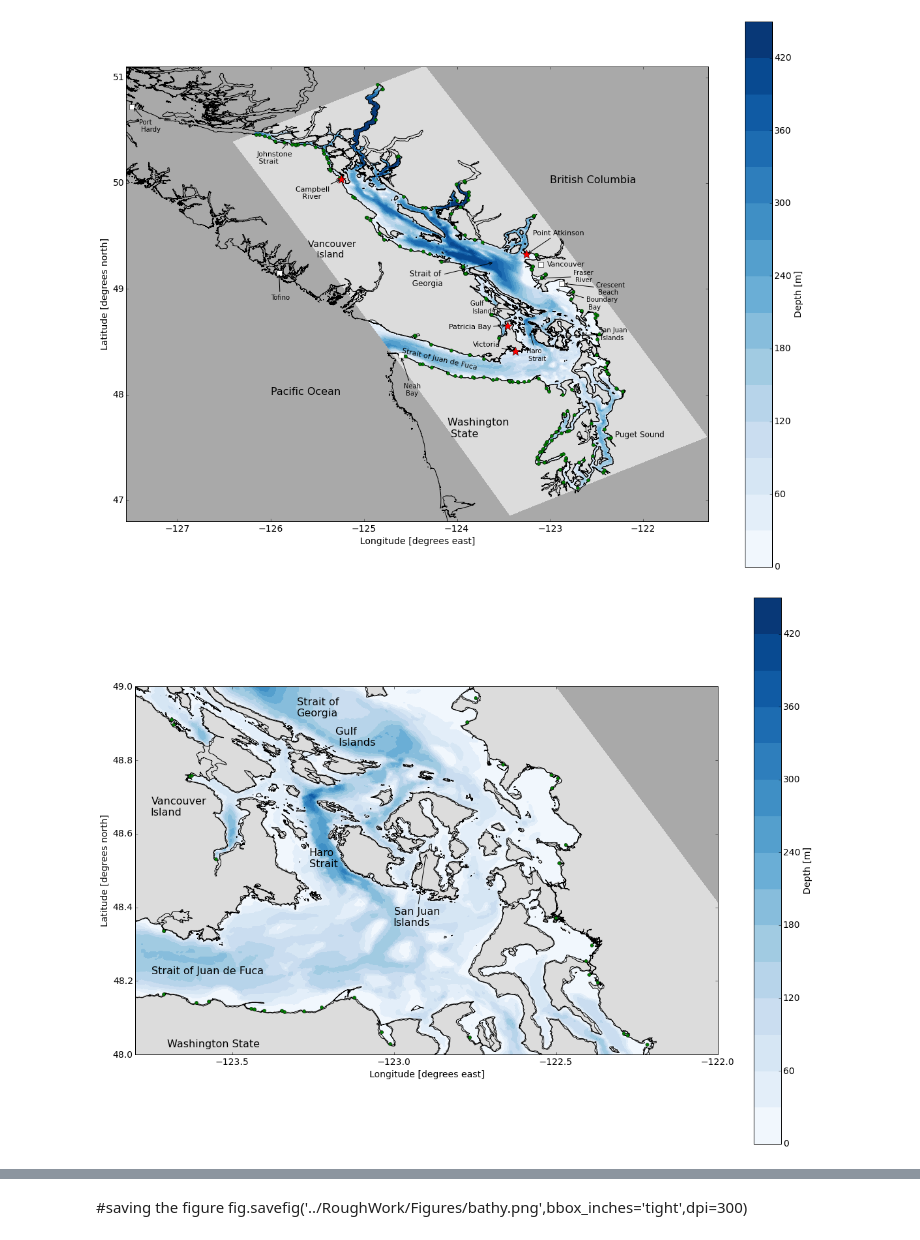
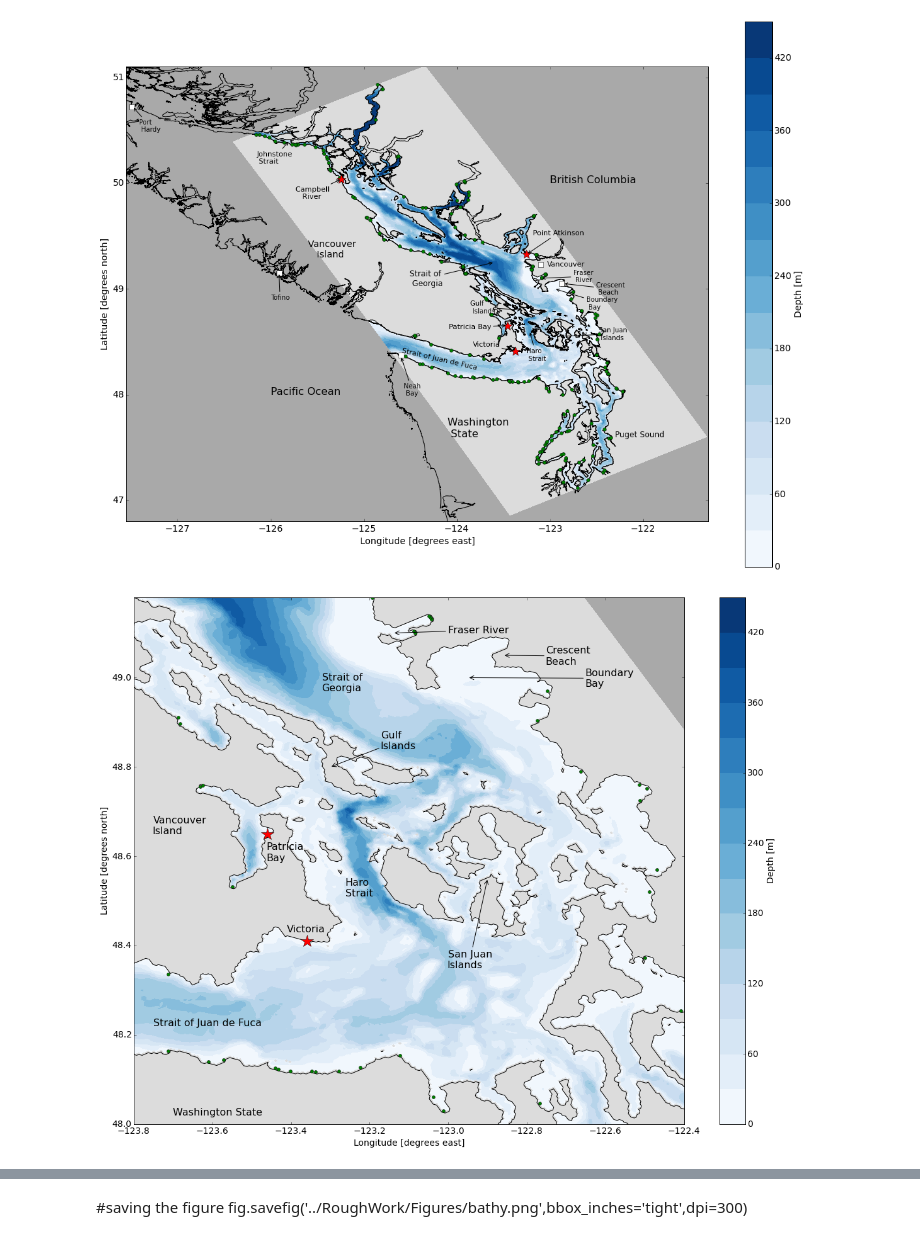
Before and after one commit to SalishSeaCast/storm-surge, a Jupyter notebook: FigureScripts/bathyImage.ipynb, the cells around one changed output, grey strips where cells are left out. Saved outputs shown, nothing was run; the diff lists cells and outputs as text; code cells hidden in the pictures.

```diff
--- a/FigureScripts/bathyImage.ipynb
+++ b/FigureScripts/bathyImage.ipynb
@@ -218,36 +218,42 @@ fig.show()
 # %%
 cmap = plt.get_cmap('Blues')
 cmap.set_bad('gainsboro')
 bbox={'facecolor':'white', 'alpha':0.8, 'lw':0}
 
 fig, axs = plt.subplots(1, 1, figsize=(20,15)) #(12,9)
 ax3=axs
 g = 'map'
-draw_coast(ax3)
+#draw_coast(ax3)
 draw_bathy(ax3,g)
 draw_rivers(ax3,g)
 #draw_storms(ax3,g)
 
 ax3.set_ylabel('{latitude.long_name} [{latitude.units}]'.format(latitude=lats))
 ax3.set_xlabel('{longitude.long_name} [{longitude.units}]'.format(longitude=lons))
-ax3.set_xlim([-123.8, -122])
-ax3.set_ylim([48, 49])
+ax3.set_xlim([-123.8, -122.4]) #123.8
+ax3.set_ylim([48, 49.18]) #49.15
 
 ax3.text(-123.7, 48.02, 'Washington State', fontsize=16)
 ax3.text(-123.75, 48.65, 'Vancouver\nIsland', fontsize=16)
 ax3.text(-123.75, 48.22, 'Strait of Juan de Fuca',fontsize=16)
-ax3.text(-123.3, 48.92, 'Strait of \nGeorgia', fontsize=16)
+ax3.text(-123.32, 48.97, 'Strait of \nGeorgia', fontsize=16)
 ax3.text(-123.26, 48.51, 'Haro\nStrait', fontsize=16)
+ax3.plot(-123.36, 48.41,'*r',markersize=20,rasterized=True)
+ax3.text(-123.41, 48.43,'Victoria',fontsize=16)
+ax3.plot(-123.46, 48.65,'*r',markersize=20,rasterized=True)
+ax3.text(-123.46, 48.59,'Patricia\nBay',fontsize=16)
 ax3.annotate('San Juan\nIslands', xy=(-122.9,48.55), xytext = (-123, 48.35),textcoords = 'data',
                     arrowprops = dict(arrowstyle = '->', connectionstyle = 'arc3,rad=0'),fontsize=16)
-ax3.annotate('Gulf \n Islands', xy=(-123.3,48.8), xytext = (-123.18,48.84),textcoords = 'data',
+ax3.annotate('Gulf\nIslands', xy=(-123.3,48.8), xytext = (-123.17,48.84),textcoords = 'data',
                     arrowprops = dict(arrowstyle = '->', connectionstyle = 'arc3,rad=0'),fontsize=16)
-
-#font = {'size'   :14}
-
-#plt.rc('font', **font)
+ax3.annotate('Fraser River', xy=(-123.14,49.1), xytext = (-123,49.1),textcoords = 'data',
+                    arrowprops = dict(arrowstyle = '->', connectionstyle = 'arc3,rad=0'),fontsize=16)
+ax3.annotate('Crescent\nBeach', xy=(-122.86, 49.05), xytext = (-122.75, 49.03),textcoords = 'data',
+                    arrowprops = dict(arrowstyle = '->', connectionstyle = 'arc3,rad=0'),fontsize=16)
+ax3.annotate('Boundary\nBay', xy=(-122.95, 49), xytext = (-122.65, 48.98),textcoords = 'data',
+                    arrowprops = dict(arrowstyle = '->', connectionstyle = 'arc3,rad=0'),fontsize=16)
 
 ax3.set_axis_bgcolor('darkgray')
 fig.show()
 # %% [output]
-[figure, old version]
+[figure, new version]
```
Also changed, not shown: parts of 1 cell of this notebook.
